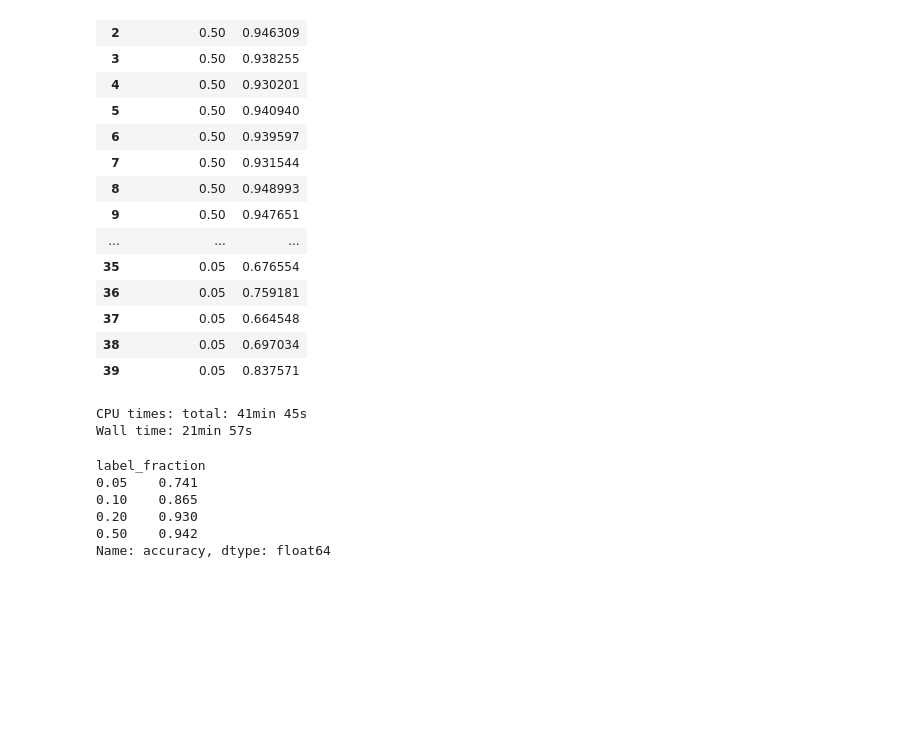
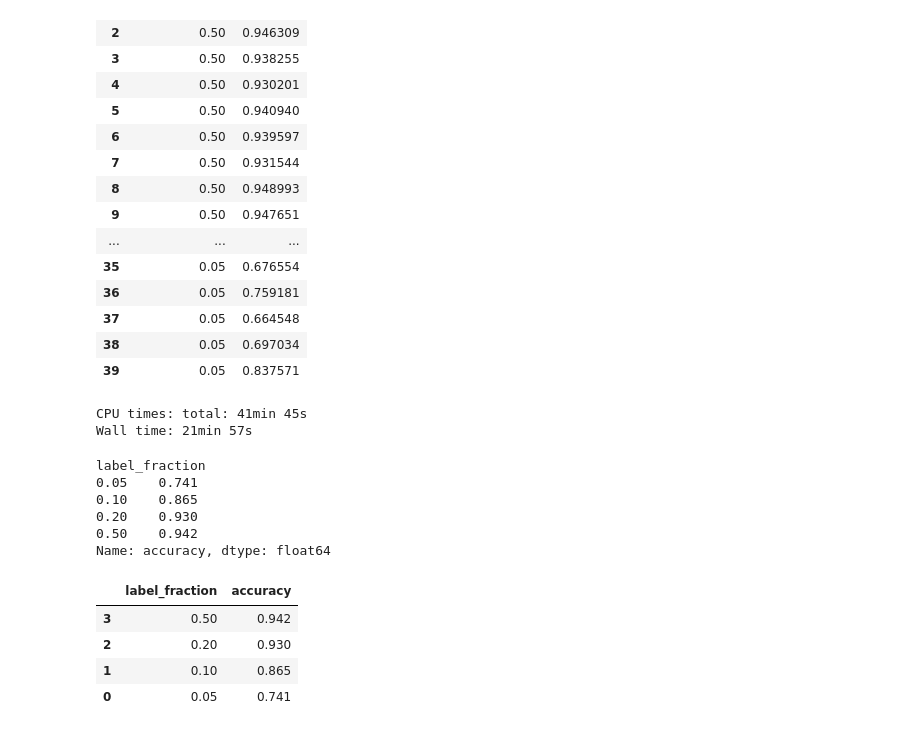
Before and after one commit to albert-kepner/bbc_news_kaggle, a Jupyter notebook: Random_Forest_Model.ipynb, the cells around one changed output. Cells and saved outputs as stored; diff of their text form; code cells hidden in the pictures; blank space fills up the shorter version.

```diff
--- a/Random_Forest_Model.ipynb
+++ b/Random_Forest_Model.ipynb
@@ -445,11 +445,23 @@ subset_training.to_csv('./subset_training.csv')
 CPU times: total: 41min 45s
 Wall time: 21min 57s
 # %%
-subset_training.groupby('label_fraction')['accuracy'].mean().round(3)
+grouped = subset_training.groupby('label_fraction')['accuracy'].mean().round(3)
-# %% [output]
-label_fraction
-0.05    0.741
-0.10    0.865
-0.20    0.930
-0.50    0.942
-Name: accuracy, dtype: float64
+# %%
+display(grouped)
+grouped.reset_index().to_csv('data/AccuracyVersusFractionOfLabelsUsed',index=False)
+# %% [output]
+label_fraction
+0.05    0.741
+0.10    0.865
+0.20    0.930
+0.50    0.942
+Name: accuracy, dtype: float64
+# %%
+df = pd.read_csv('data/AccuracyVersusFractionOfLabelsUsed')
+display(df.sort_values(by='label_fraction',ascending=False))
+# %% [output]
+|  | label_fraction | accuracy |
+| 3 | 0.50 | 0.942 |
+| 2 | 0.20 | 0.930 |
+| 1 | 0.10 | 0.865 |
+| 0 | 0.05 | 0.741 |
```
Also changed, not shown: 3 other files.
